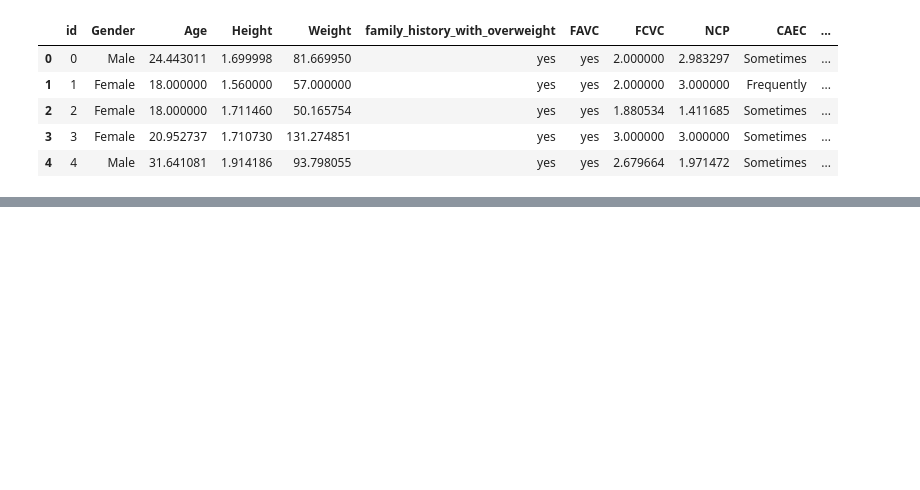
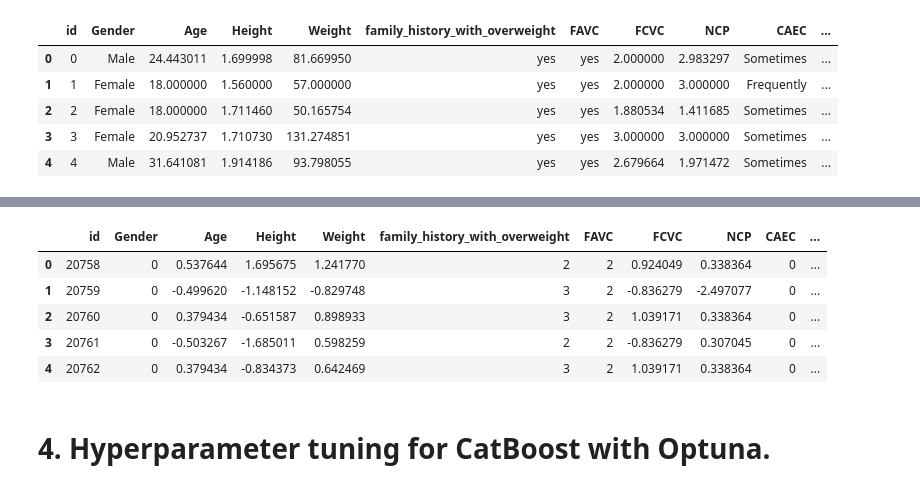
Before and after one commit to lomovtsevp/obesity-risk-kaggle, a Jupyter notebook: solution.ipynb, the cells around one changed output, grey strips where cells are left out. Cells and saved outputs as stored; diff of their text form; code cells hidden in the pictures; blank space fills up the shorter version.

```diff
--- a/solution.ipynb
+++ b/solution.ipynb
@@ -35,0 +79,11 @@ ValueError: DataFrame.dtypes for data must be int, float, bool or category. When
+# %%
+test.head()
+# %% [output]
+|  | id | Gender | Age | Height | Weight | family_history_with_overweight | FAVC | FCVC | NCP | CAEC | ... |
+| 0 | 20758 | 0 | 0.537644 | 1.695675 | 1.241770 | 2 | 2 | 0.924049 | 0.338364 | 0 | ... |
+| 1 | 20759 | 0 | -0.499620 | -1.148152 | -0.829748 | 3 | 2 | -0.836279 | -2.497077 | 0 | ... |
+| 2 | 20760 | 0 | 0.379434 | -0.651587 | 0.898933 | 3 | 2 | 1.039171 | 0.338364 | 0 | ... |
+| 3 | 20761 | 0 | -0.503267 | -1.685011 | 0.598259 | 2 | 2 | -0.836279 | 0.307045 | 0 | ... |
+| 4 | 20762 | 0 | 0.379434 | -0.834373 | 0.642469 | 3 | 2 | 1.039171 | 0.338364 | 0 | ... |
+# %% [markdown]
+# 4. Hyperparameter tuning for CatBoost with Optuna.
```
Also changed, not shown: parts of 22 cells of this notebook, 1 other file.
